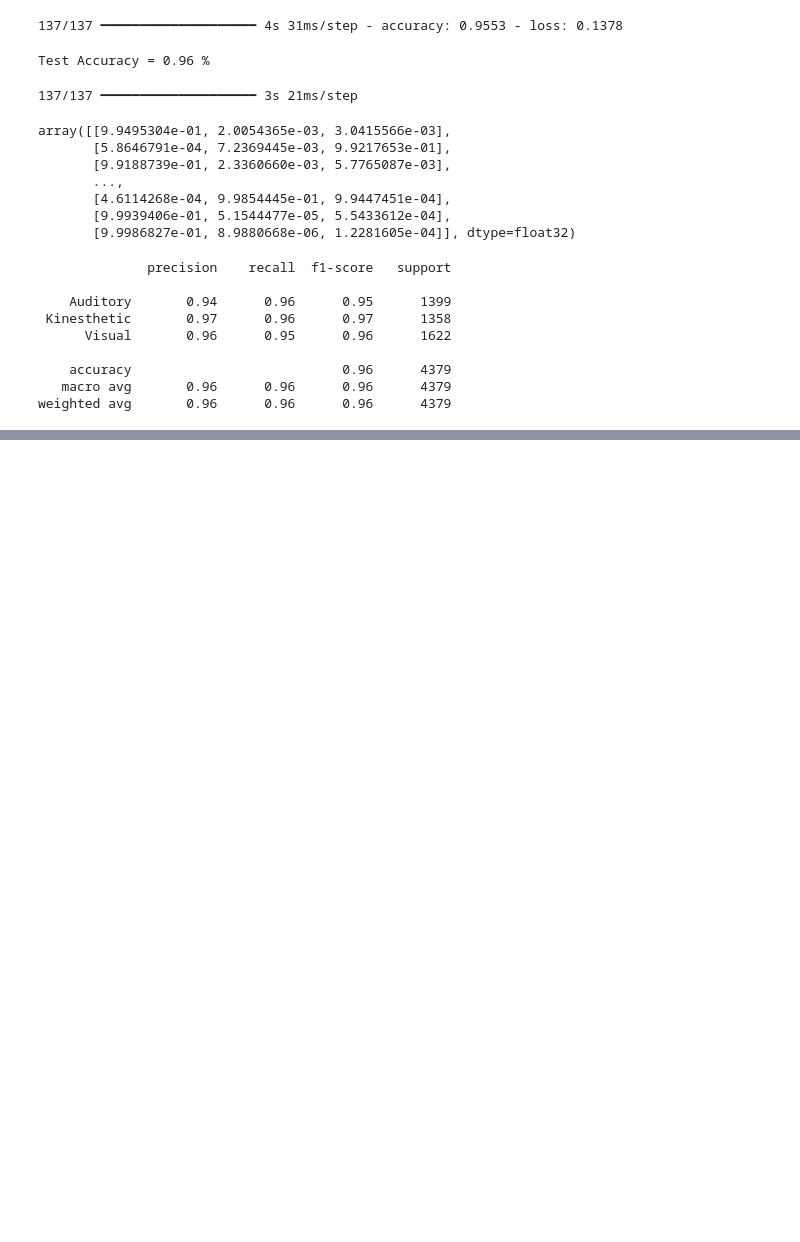
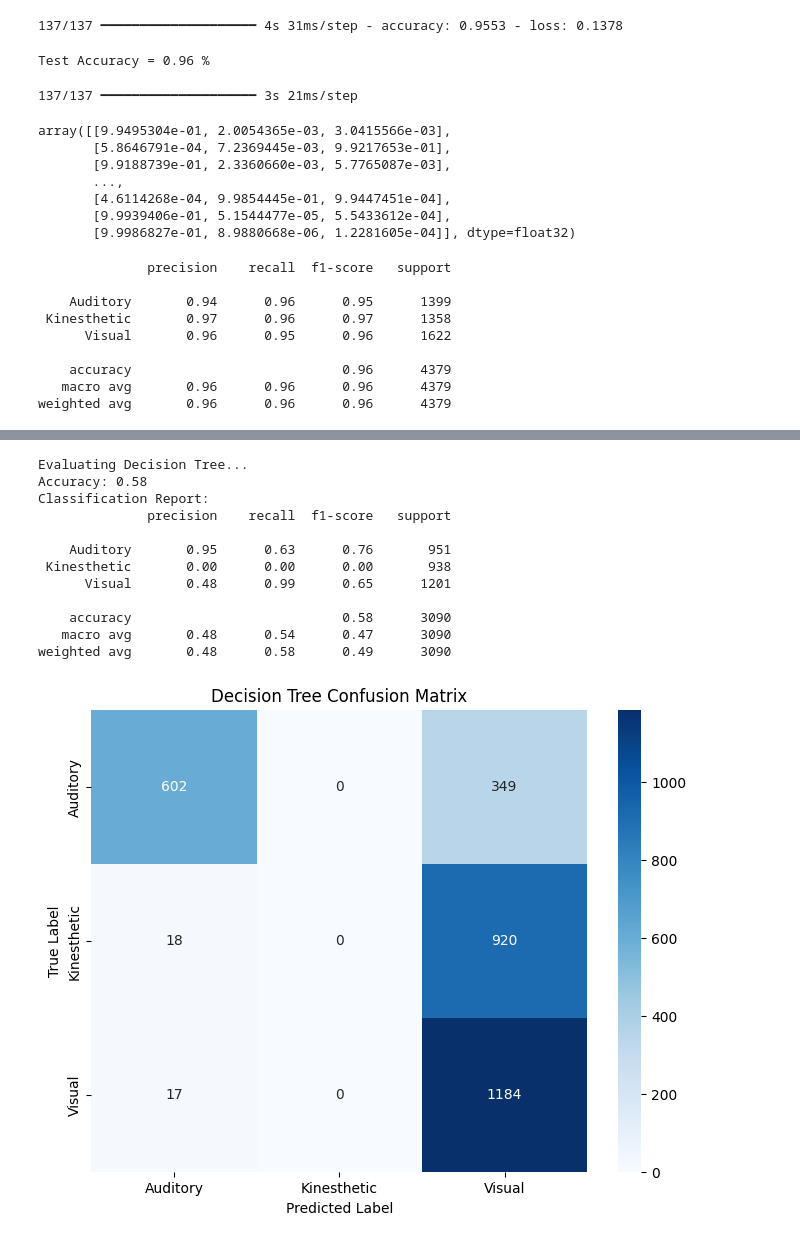
Before and after one commit to LaiJiaHao-Gaul/pkkkkkPaper, a Jupyter notebook: src/backend/Learning-Style-Classification.ipynb, the cells around one changed output, grey strips where cells are left out. Drawn from its saved outputs; the diff is of its cells as text; code cells hidden in the pictures; blank space fills up the shorter version.

```diff
--- a/src/backend/Learning-Style-Classification.ipynb
+++ b/src/backend/Learning-Style-Classification.ipynb
@@ -726,7 +864,7 @@ import numpy as np
 # 加载SpaCy模型
 nlp = spacy.load('en_core_web_sm')
 
-model = model_1  # 你之前训练的模型
+model = best_random_forest  # 你之前训练的模型
 tokenizer = Tokenizer()
 
 # 假设label_enc是之前训练中使用的LabelEncoder实例
@@ -768,0 +1027,6 @@ Probability of 'Visual': 0.36%
+# %%
+# Try loading the dataset with a different encoding
+data = pd.read_csv('../../data/dataset.csv', encoding='ISO-8859-1')
+
+# Display the first few rows of the dataset to understand its structure
+data.head()
@@ -768,0 +1108,63 @@ Probability of 'Visual': 0.36%
+# %%
+# 没训练
+#梯度提升优化
+gb_param_grid = {
+    'n_estimators': [50, 100],  # 减少树的数量
+    'learning_rate': [0.01, 0.1],
+    'max_depth': [3, 5]
+}
+
+gb_grid_search = GridSearchCV(GradientBoostingClassifier(random_state=42), gb_param_grid, cv=5, scoring='accuracy')
+gb_grid_search.fit(X_train, y_train)
+gb_clf = gb_grid_search.best_estimator_
+# %%
+from sklearn.metrics import confusion_matrix
+#评估其性能
+models = {
+    'Decision Tree': decision_tree_clf,
+    'Random Forest': random_forest_clf,
+    'SVM': svm_clf,
+    'Gradient Boosting': gb_clf
+}
+
+for model_name, model in models.items():
+    print(f"Evaluating {model_name}...")
+
+    # 模型预测
+    y_pred = model.predict(X_test)
+
+    # 准确率
+    accuracy = accuracy_score(y_test, y_pred)
+
+    # 分类报告
+    class_report = classification_report(y_test, y_pred, target_names=label_encoder.classes_)
+
+    # 混淆矩阵
+    conf_matrix = confusion_matrix(y_test, y_pred)
+
+    # 打印结果
+    print(f"Accuracy: {accuracy:.2f}")
+    print("Classification Report:")
+    print(class_report)
+
+    # 绘制混淆矩阵
+    plt.figure(figsize=(8, 6))
+    sns.heatmap(conf_matrix, annot=True, fmt='d', cmap='Blues', xticklabels=label_encoder.classes_, yticklabels=label_encoder.classes_)
+    plt.title(f'{model_name} Confusion Matrix')
+    plt.xlabel('Predicted Label')
+    plt.ylabel('True Label')
+    plt.show()
+# %% [output]
+Evaluating Decision Tree...
+Accuracy: 0.58
+Classification Report:
+              precision    recall  f1-score   support
+
+    Auditory       0.95      0.63      0.76       951
+ Kinesthetic       0.00      0.00      0.00       938
+      Visual       0.48      0.99      0.65      1201
+
+    accuracy                           0.58      3090
+   macro avg       0.48      0.54      0.47      3090
+weighted avg       0.48      0.58      0.49      3090
+[figure, added]
```
Also changed, not shown: parts of 30 cells of this notebook, 9 other files.
